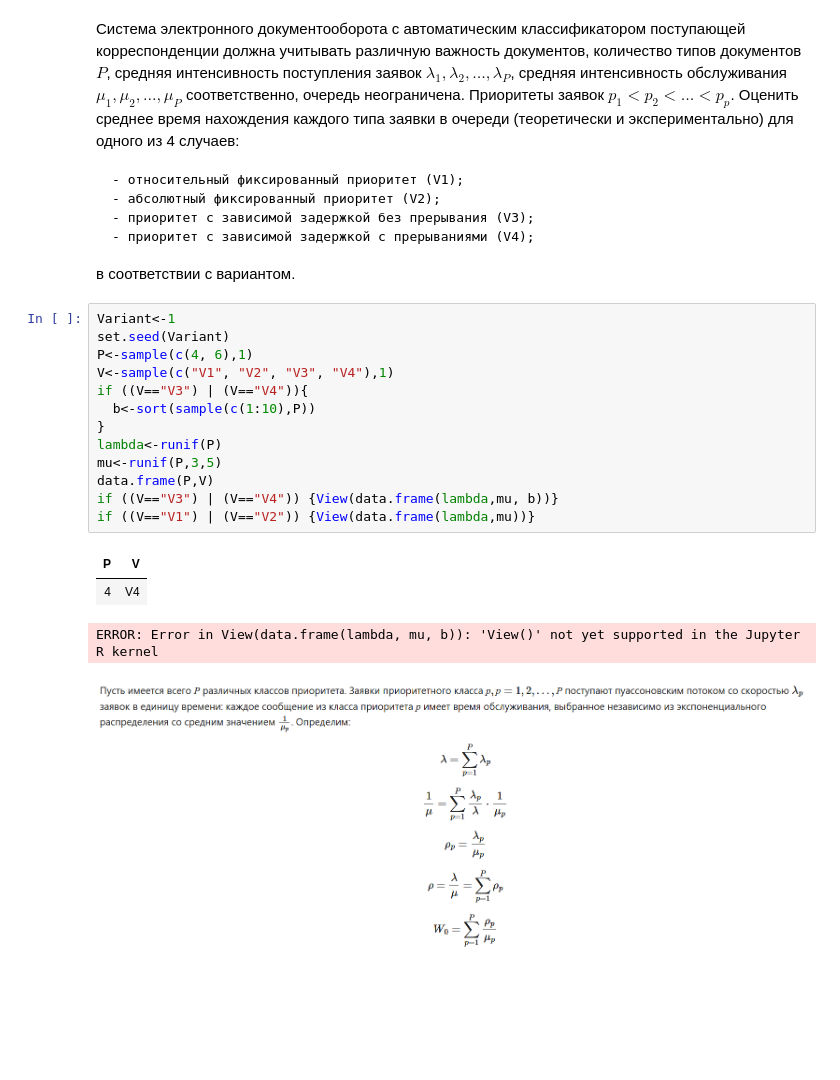
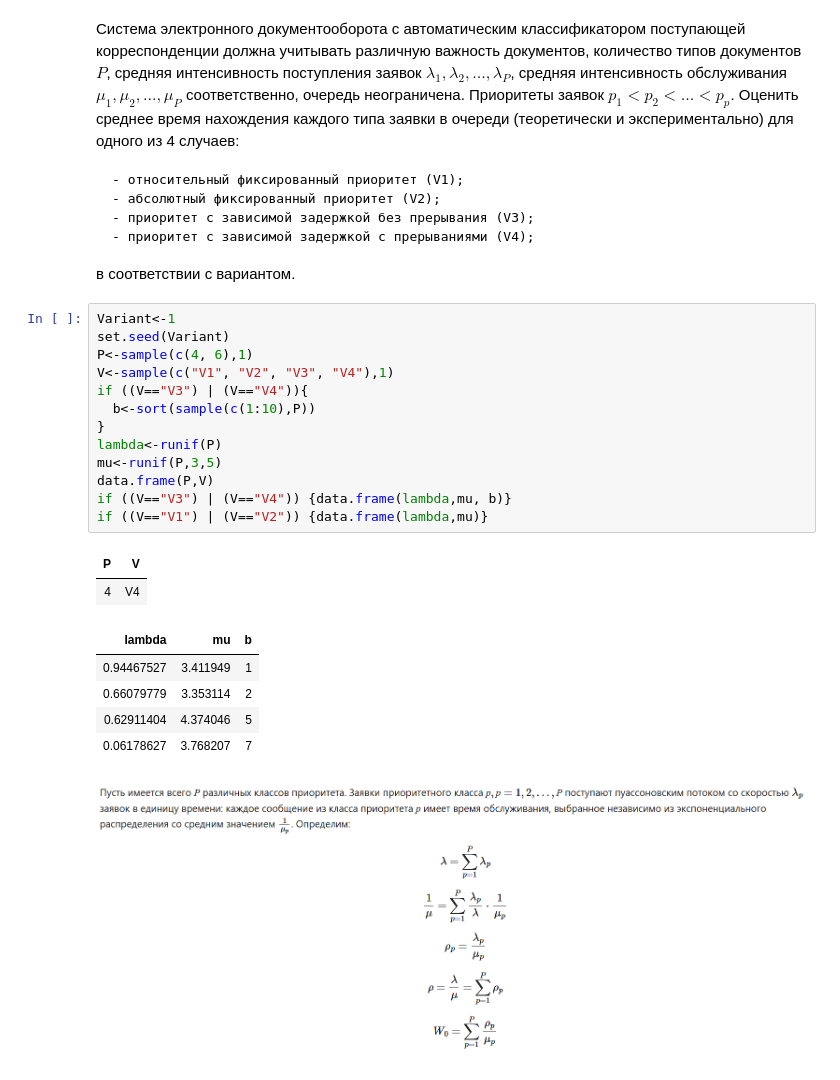
Before and after one commit to Alexandr-AD/8_sem, a Jupyter notebook: АХП КИС/Лабы/LR8Max.ipynb, the cells around one changed output. Cells and saved outputs as stored; diff of their text form; blank space fills up the shorter version.

```diff
--- a/АХП КИС/Лабы/LR8Max.ipynb
+++ b/АХП КИС/Лабы/LR8Max.ipynb
@@ -11,20 +11,24 @@
 # %%
 Variant<-1
 set.seed(Variant)
 P<-sample(c(4, 6),1)
 V<-sample(c("V1", "V2", "V3", "V4"),1)
 if ((V=="V3") | (V=="V4")){
   b<-sort(sample(c(1:10),P))
 }
 lambda<-runif(P)
 mu<-runif(P,3,5)
 data.frame(P,V)
-if ((V=="V3") | (V=="V4")) {View(data.frame(lambda,mu, b))}
-if ((V=="V1") | (V=="V2")) {View(data.frame(lambda,mu))}
+if ((V=="V3") | (V=="V4")) {data.frame(lambda,mu, b)}
+if ((V=="V1") | (V=="V2")) {data.frame(lambda,mu)}
 # %% [output]
 | P | V |
 | 4 | V4 |
-ERROR: Error in View(data.frame(lambda, mu, b)): 'View()' not yet supported in the Jupyter R kernel
+| lambda | mu | b |
+| 0.94467527 | 3.411949 | 1 |
+| 0.66079779 | 3.353114 | 2 |
+| 0.62911404 | 4.374046 | 5 |
+| 0.06178627 | 3.768207 | 7 |
 # %% [markdown]
 ![image.png](embedded-picture-1)
 # %% [markdown]
```
Also changed, not shown: parts of 1 cell of this notebook, 3 other files.
